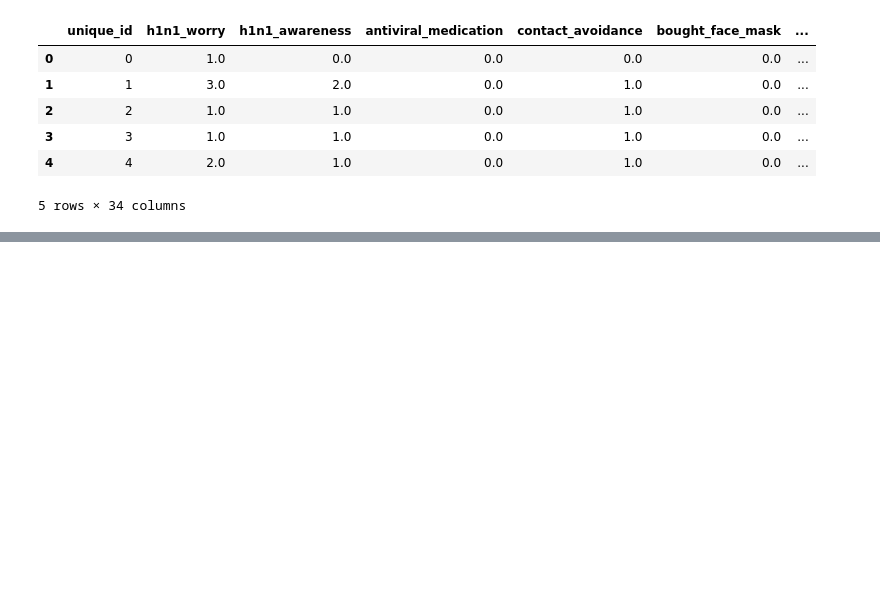
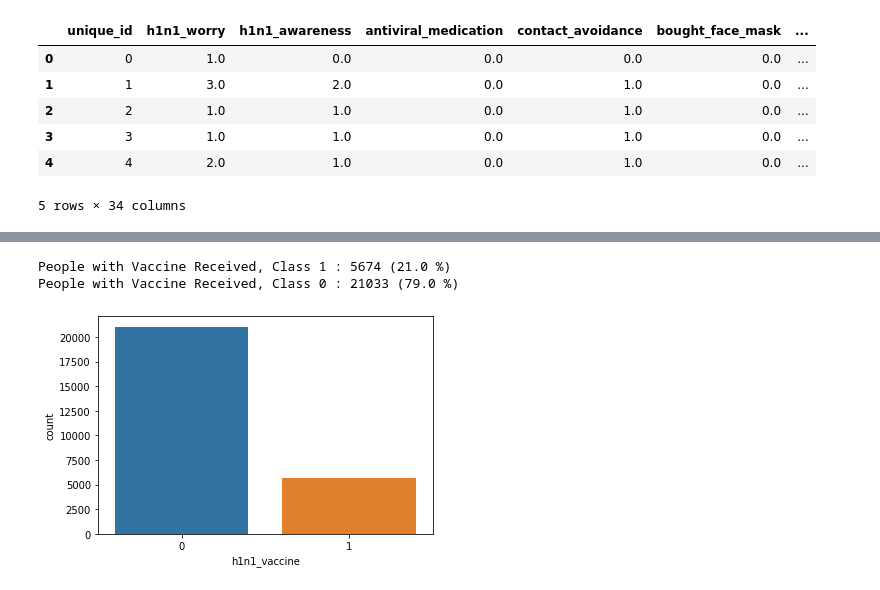
Before and after one commit to DarekarA/VaccinationUsagePrediction_H1N1, a Jupyter notebook: H1N1_Vaccine_Usage_Prediction.ipynb, the cells around one changed output, grey strips where cells are left out. Cells and saved outputs as stored; diff of their text form; code cells hidden in the pictures; blank space fills up the shorter version.

```diff
--- a/H1N1_Vaccine_Usage_Prediction.ipynb
+++ b/H1N1_Vaccine_Usage_Prediction.ipynb
@@ -31,0 +79,9 @@ data.head()
+# %%
+sns.countplot(data.h1n1_vaccine)
+
+print("People with Vaccine Received, Class 1 : {} ({} %) " .format(data.h1n1_vaccine.value_counts()[1] , np.round((data.h1n1_vaccine.value_counts()[1] / data.shape[0])*100 )))
+print("People with Vaccine Received, Class 0 : {} ({} %) " .format(data.h1n1_vaccine.value_counts()[0] , np.round((data.h1n1_vaccine.value_counts()[0] / data.shape[0])*100)))
+# %% [output]
+People with Vaccine Received, Class 1 : 5674 (21.0 %)
+People with Vaccine Received, Class 0 : 21033 (79.0 %)
+[figure, added]
```
Also changed, not shown: parts of 14 cells of this notebook.
